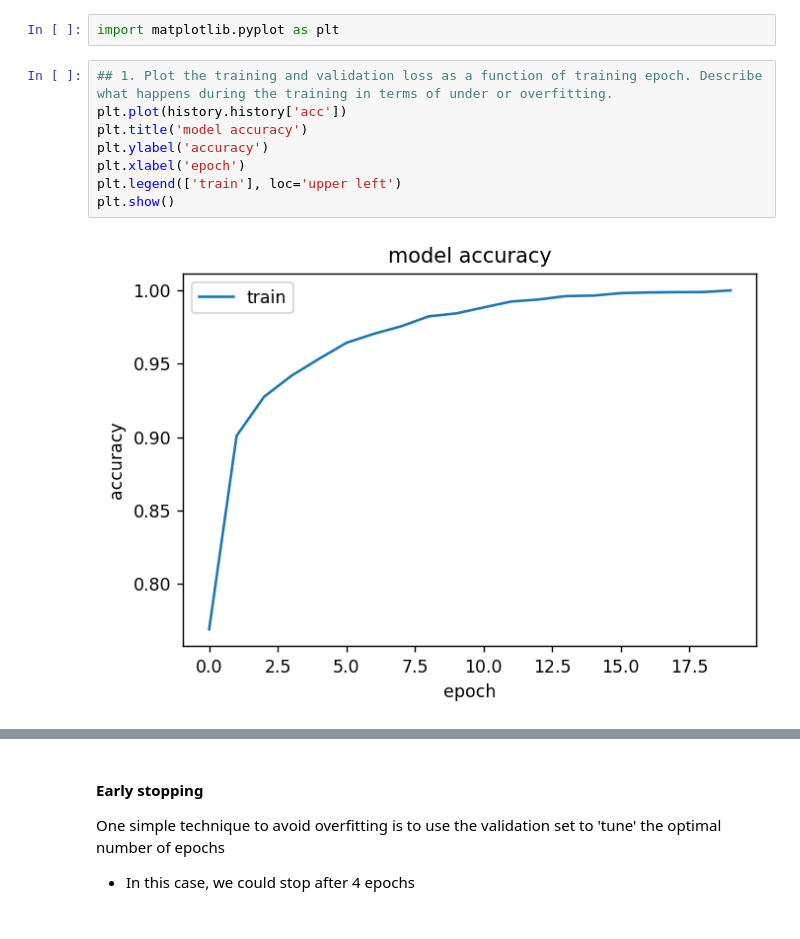
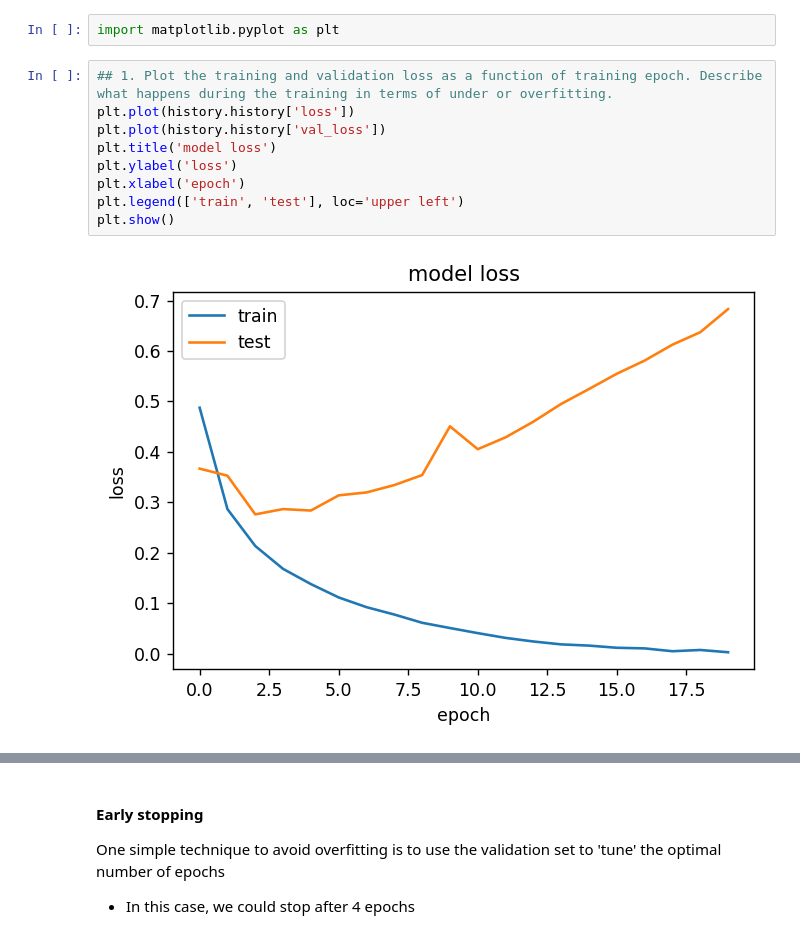
Before and after one commit to shrutikamokashi/EAI_Assignments, a Jupyter notebook: Week_4_Lab_Neural_Networks_in_Practice_Shrutika.ipynb, the cells around one changed output, grey strips where cells are left out. Drawn from its saved outputs; the diff is of its cells as text.

```diff
--- a/Week_4_Lab_Neural_Networks_in_Practice_Shrutika.ipynb
+++ b/Week_4_Lab_Neural_Networks_in_Practice_Shrutika.ipynb
@@ -232,11 +242,12 @@ dict_keys(['val_loss', 'val_acc', 'loss', 'acc'])
 import matplotlib.pyplot as plt
 # %%
 ## 1. Plot the training and validation loss as a function of training epoch. Describe what happens during the training in terms of under or overfitting.
-plt.plot(history.history['acc'])
-plt.title('model accuracy')
-plt.ylabel('accuracy')
+plt.plot(history.history['loss'])
+plt.plot(history.history['val_loss'])
+plt.title('model loss')
+plt.ylabel('loss')
 plt.xlabel('epoch')
-plt.legend(['train'], loc='upper left')
+plt.legend(['train', 'test'], loc='upper left')
 plt.show()
 # %% [output]
-[figure, old version]
+[figure, new version]
```
Also changed, not shown: parts of 30 cells of this notebook.
